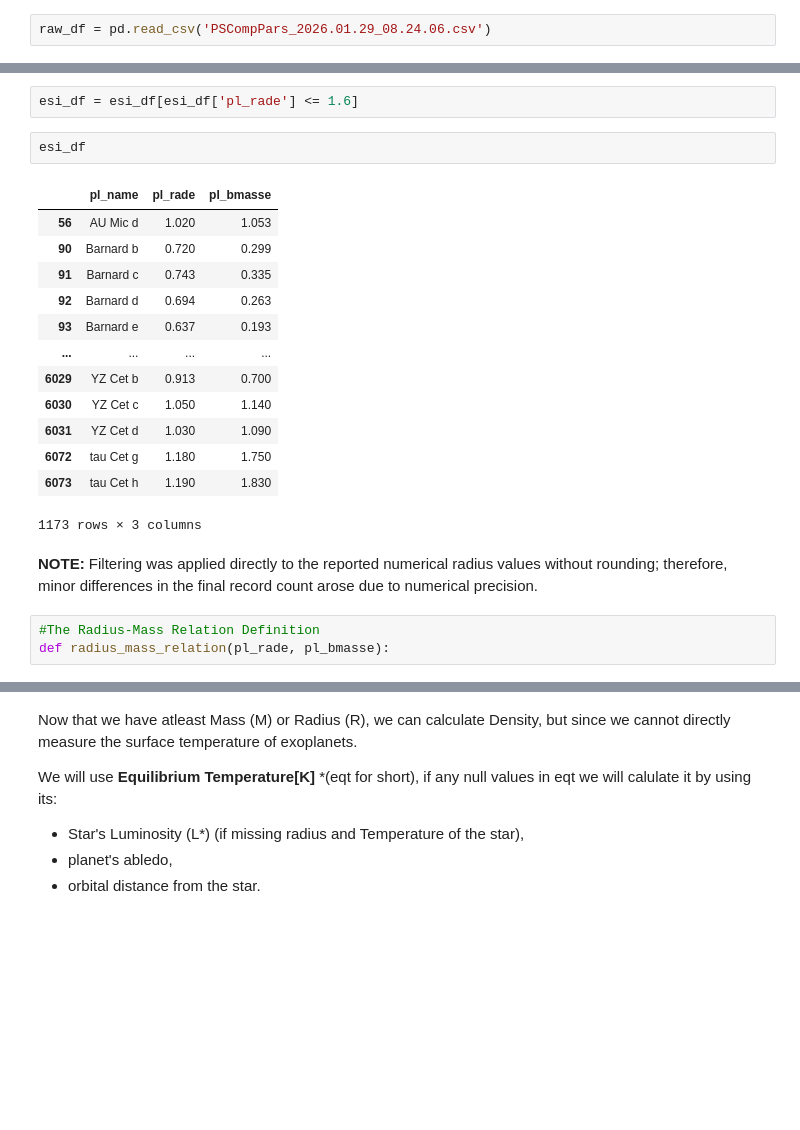
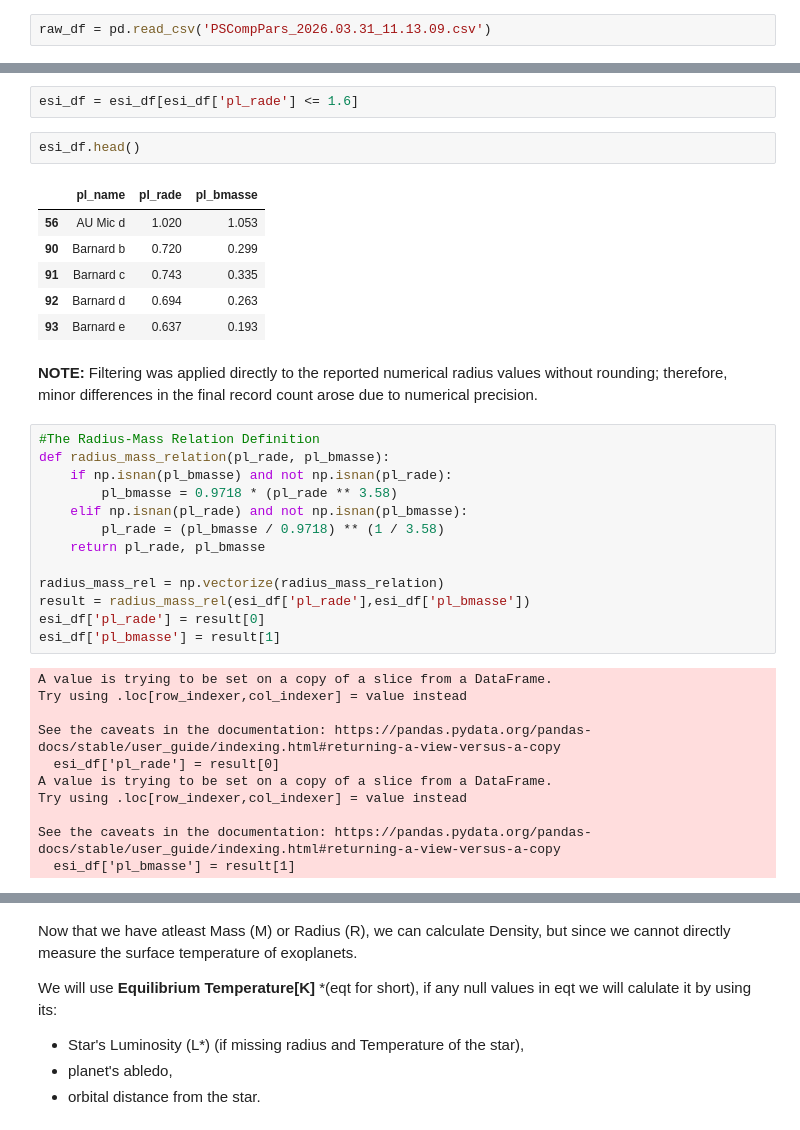
Before and after one commit to ShankarSrivathsa/exoplanet-habitability, a Jupyter notebook: notebook.ipynb, the cells around one changed output, grey strips where cells are left out. Drawn from its saved outputs; the diff is of its cells as text; blank space fills up the shorter version.

```diff
--- a/notebook.ipynb
+++ b/notebook.ipynb
@@ -3,7 +3,7 @@ import pandas as pd
 # %%
 import numpy as np
 # %%
-raw_df = pd.read_csv('PSCompPars_2026.01.29_08.24.06.csv')
+raw_df = pd.read_csv('PSCompPars_2026.03.31_11.13.09.csv')
 # %%
 raw_df
 # %% [output]
@@ -117,23 +144,37 @@ esi_df[esi_df['pl_rade']>1.6]
 # %%
 esi_df = esi_df[esi_df['pl_rade'] <= 1.6]
 # %%
-esi_df
+esi_df.head()
 # %% [output]
 |  | pl_name | pl_rade | pl_bmasse |
 | 56 | AU Mic d | 1.020 | 1.053 |
 | 90 | Barnard b | 0.720 | 0.299 |
 | 91 | Barnard c | 0.743 | 0.335 |
 | 92 | Barnard d | 0.694 | 0.263 |
 | 93 | Barnard e | 0.637 | 0.193 |
-| ... | ... | ... | ... |
-| 6029 | YZ Cet b | 0.913 | 0.700 |
-| 6030 | YZ Cet c | 1.050 | 1.140 |
-| 6031 | YZ Cet d | 1.030 | 1.090 |
-| 6072 | tau Cet g | 1.180 | 1.750 |
-| 6073 | tau Cet h | 1.190 | 1.830 |
-1173 rows × 3 columns
 # %% [markdown]
 **NOTE:** Filtering was applied directly to the reported numerical radius values without rounding; therefore, minor differences in the final record count arose due to numerical precision.
 # %%
 #The Radius-Mass Relation Definition
 def radius_mass_relation(pl_rade, pl_bmasse):
+    if np.isnan(pl_bmasse) and not np.isnan(pl_rade):
+        pl_bmasse = 0.9718 * (pl_rade ** 3.58)
+    elif np.isnan(pl_rade) and not np.isnan(pl_bmasse):
+        pl_rade = (pl_bmasse / 0.9718) ** (1 / 3.58)
+    return pl_rade, pl_bmasse
+
+radius_mass_rel = np.vectorize(radius_mass_relation)
+result = radius_mass_rel(esi_df['pl_rade'],esi_df['pl_bmasse'])
+esi_df['pl_rade'] = result[0]
+esi_df['pl_bmasse'] = result[1]
+# %% [output]
+A value is trying to be set on a copy of a slice from a DataFrame.
+Try using .loc[row_indexer,col_indexer] = value instead
+
+See the caveats in the documentation: https://pandas.pydata.org/pandas-docs/stable/user_guide/indexing.html#returning-a-view-versus-a-copy
+  esi_df['pl_rade'] = result[0]
+A value is trying to be set on a copy of a slice from a DataFrame.
+Try using .loc[row_indexer,col_indexer] = value instead
+
+See the caveats in the documentation: https://pandas.pydata.org/pandas-docs/stable/user_guide/indexing.html#returning-a-view-versus-a-copy
+  esi_df['pl_bmasse'] = result[1]
```
Also changed, not shown: parts of 52 cells of this notebook.
